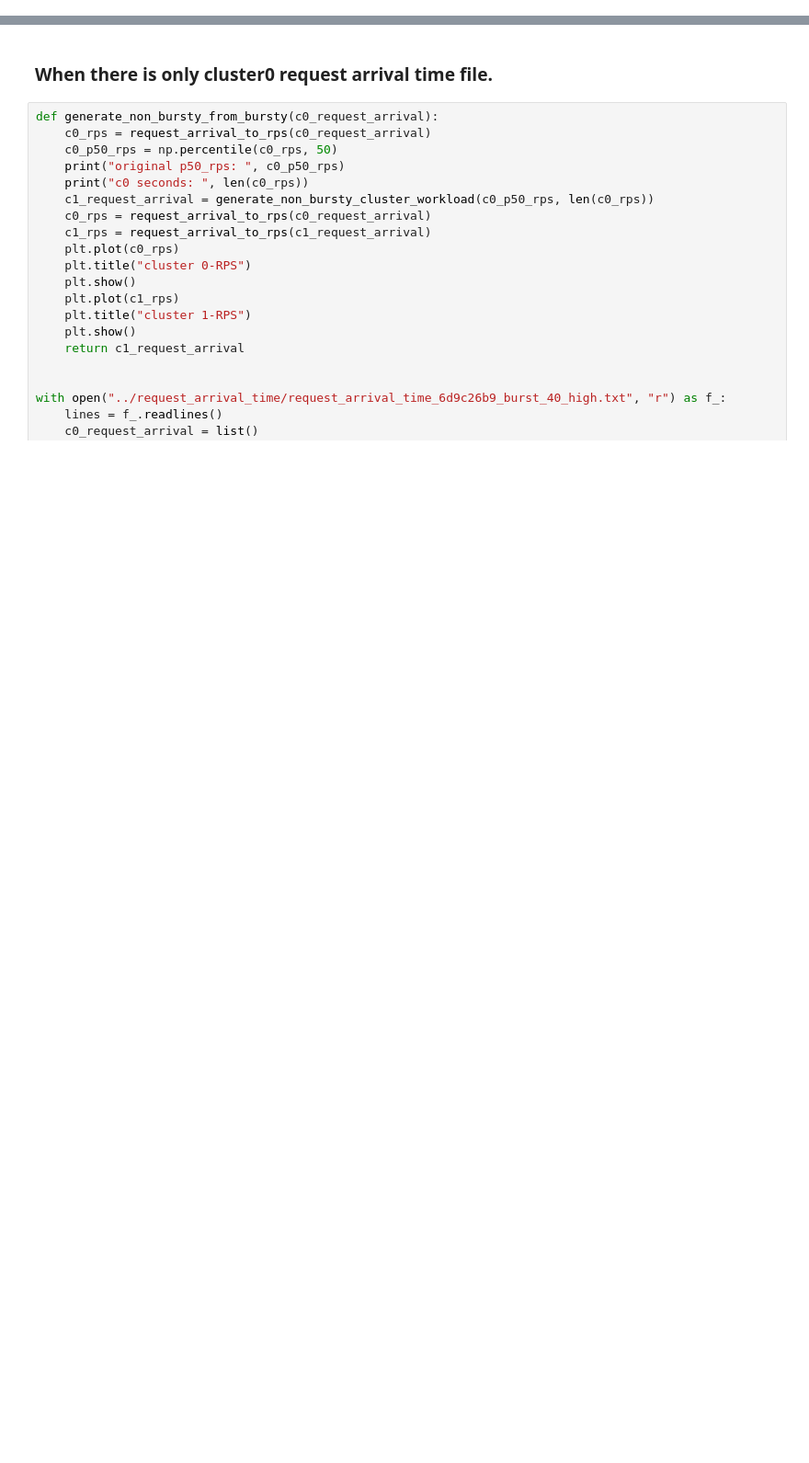
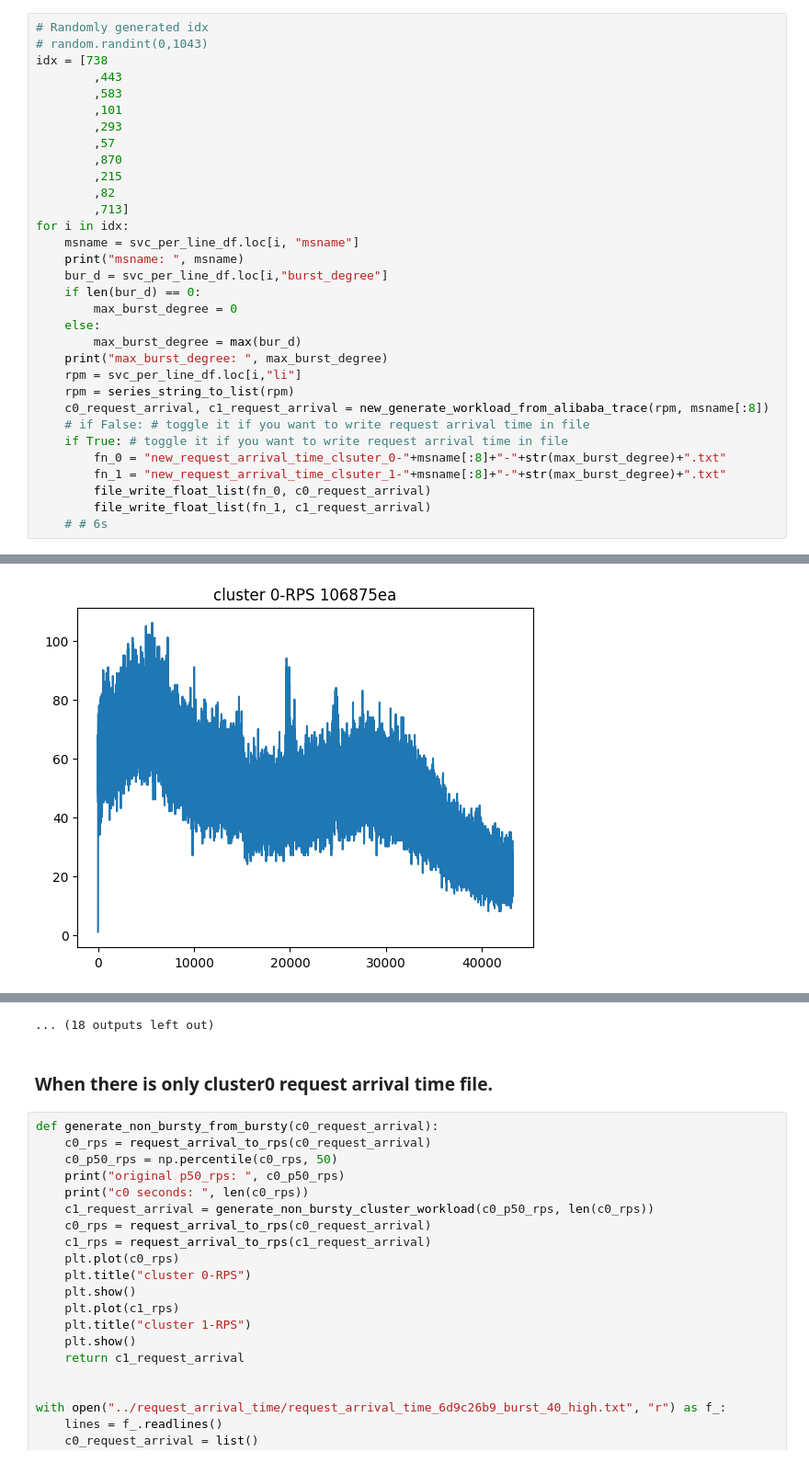
Before and after one commit to netarch/slate-sim, a Jupyter notebook: parser/parser_3.ipynb, the cells around one changed output, grey strips where cells are left out. Shown at 92% size. Drawn from its saved outputs; the diff is of its cells as text; blank space fills up the shorter version.

```diff
--- a/parser/parser_3.ipynb
+++ b/parser/parser_3.ipynb
@@ -232,0 +244,33 @@ p50_rps_of_bursty_cluster:  50.0
+# %%
+# Randomly generated idx
+# random.randint(0,1043)
+idx = [738
+        ,443
+        ,583
+        ,101
+        ,293
+        ,57
+        ,870
+        ,215
+        ,82
+        ,713]
+for i in idx:
+    msname = svc_per_line_df.loc[i, "msname"]
+    print("msname: ", msname)
+    bur_d = svc_per_line_df.loc[i,"burst_degree"]
+    if len(bur_d) == 0:
+        max_burst_degree = 0
+    else:
+        max_burst_degree = max(bur_d)
+    print("max_burst_degree: ", max_burst_degree)
+    rpm = svc_per_line_df.loc[i,"li"]
+    rpm = series_string_to_list(rpm)
+    c0_request_arrival, c1_request_arrival = new_generate_workload_from_alibaba_trace(rpm, msname[:8])
+    # if False: # toggle it if you want to write request arrival time in file
+    if True: # toggle it if you want to write request arrival time in file
+        fn_0 = "new_request_arrival_time_clsuter_0-"+msname[:8]+"-"+str(max_burst_degree)+".txt"
+        fn_1 = "new_request_arrival_time_clsuter_1-"+msname[:8]+"-"+str(max_burst_degree)+".txt"
+        file_write_float_list(fn_0, c0_request_arrival)
+        file_write_float_list(fn_1, c1_request_arrival)
+    # # 6s
+# %% [output]
@@ -232,0 +288 @@ p50_rps_of_bursty_cluster:  50.0
+[figure, added]
@@ -233,3 +329,4 @@ p50_rps_of_bursty_cluster:  50.0
+... (18 outputs left out)
 # %% [markdown]
 ### When there is only cluster0 request arrival time file.
 # %%
```
Also changed, not shown: parts of 5 cells of this notebook.
